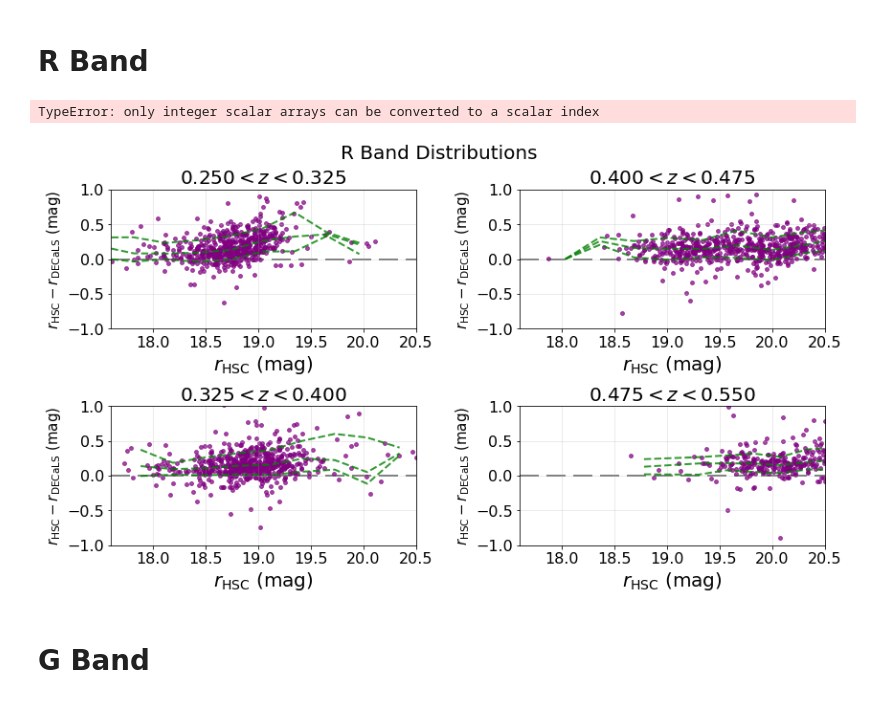
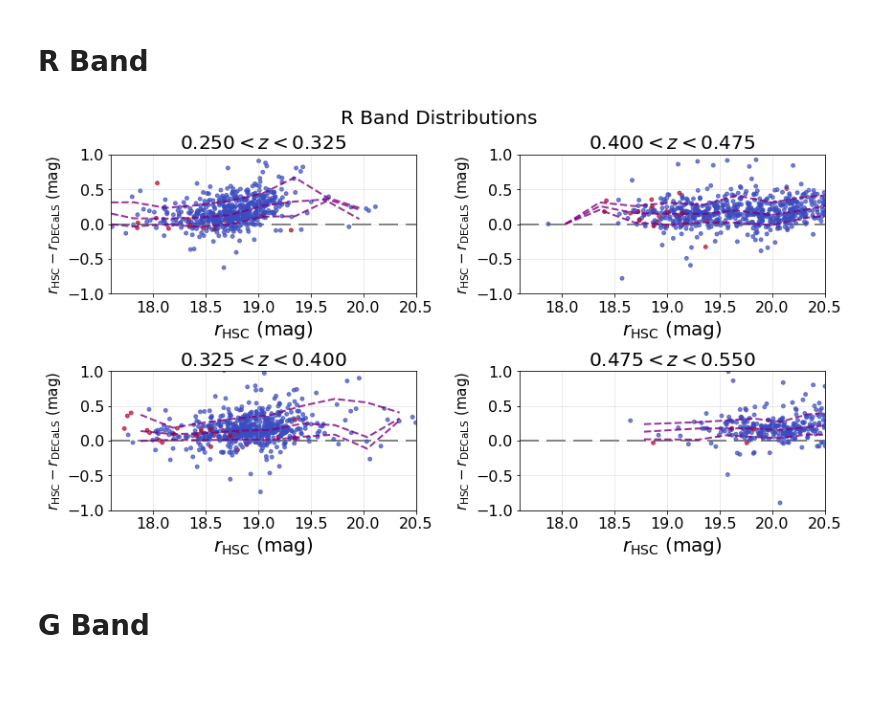
Before and after one commit to alexieleauthaud/2DMassiveGalaxies, a Jupyter notebook: catalog matching.ipynb, the cells around one changed output. Cells and saved outputs as stored; diff of their text form; code cells hidden in the pictures.

```diff
--- a/catalog matching.ipynb
+++ b/catalog matching.ipynb
@@ -173,22 +173,28 @@ yy = r_diff
 cc = BCG
 zz = hsc_z
 
-idx_finite = ((np.isfinite(xx)) & np.isfinite(yy) & np.isfinite(cc) & np.isfinite(zz))
+idx_finite = ((np.isfinite(xx)) & np.isfinite(yy) & np.isfinite(zz))
 
 xx_use = xx[idx_finite]
 yy_use = yy[idx_finite]
-cc_use = cc[idx_finite]
 zz_use = zz[idx_finite]
 
 idx_1 = (zz_use < .325)
 idx_2 = ((zz_use > .325) & (zz_use < .400))
 idx_3 = ((zz_use > .400) & (zz_use < .475))
 idx_4 = (zz_use > 0.475)
+
+cc_use = [cc[i] for i in range(len(cc)) if (idx_finite[i])]
+c_1 = [cc_use[i] for i in range(len(cc_use)) if (zz_use[i]<.325)]
+c_2 = [cc_use[i] for i in range(len(cc_use)) if ((zz_use[i]>.325) & (zz_use[i]<.400))]
+c_3 = [cc_use[i] for i in range(len(cc_use)) if ((zz_use[i] > .400) & (zz_use[i] < .475))]
+c_4 = [cc_use[i] for i in range(len(cc_use)) if (zz_use[i] > 0.475)]
-# %% [output]
-TypeError: only integer scalar arrays can be converted to a scalar index
 # %%
 fig, axarr = plt.subplots(2, 2)
 #fig.subplots_adjust(hspace=0.5)
+
+c = 'purple'
+c_k = cmaps.coolwarm
 
 total_bins = 10
 
@@ -200,15 +206,15 @@ running_sixteen = [np.percentile(yy_use[idx_1][idx==k], 16) for k in range(1,tot
 running_eighty_four = [np.percentile(yy_use[idx_1][idx==k], 84) for k in range(1,total_bins)]
 
 axarr[0,0].scatter(xx_use[idx_1], yy_use[idx_1],
-                   c='purple', #cc_use[idx_1],
+                   c=c_1,#cc_use[idx_1],
                    label='_nolegend_',
-                   #cmap=cmaps.magma,
+                   cmap=c_k,
                    alpha=0.7, s=15)
 axarr[0,0].set_title(r'$0.250 < z < 0.325$',
                      fontsize=20)
-axarr[0,0].plot(bins-delta/2,running_median,'--',c='green',linewidth=2.0,lw=4,alpha=.8)
-axarr[0,0].plot(bins[1:total_bins]-delta/2 ,running_sixteen,'--',c='green',linewidth=2.0,lw=4,alpha=.8)
-axarr[0,0].plot(bins[1:total_bins]-delta/2 ,running_eighty_four,'--',c='green',linewidth=2.0,lw=4,alpha=.8)
+axarr[0,0].plot(bins-delta/2,running_median,'--',c=c,linewidth=2.0,lw=4,alpha=.8)
+axarr[0,0].plot(bins[1:total_bins]-delta/2 ,running_sixteen,'--',c=c,linewidth=2.0,lw=4,alpha=.8)
+axarr[0,0].plot(bins[1:total_bins]-delta/2 ,running_eighty_four,'--',c=c,linewidth=2.0,lw=4,alpha=.8)
 
 
 bins = np.linspace(xx_use[idx_2].min(), xx_use[idx_2].max(), total_bins)
@@ -219,15 +225,15 @@ running_sixteen = [np.percentile(yy_use[idx_2][idx==k], 16) for k in range(1,tot
 running_eighty_four = [np.percentile(yy_use[idx_2][idx==k], 84) for k in range(1,total_bins)]
 
 axarr[1,0].scatter(xx_use[idx_2], yy_use[idx_2],
-                   c='purple',#cc_use[idx_2],
+                   c=c_2,#cc_use[idx_2],
                    label='_nolegend_',
-                   #cmap=cmaps.magma,
+                   cmap=c_k,
                    alpha=0.7, s=15)
 axarr[1,0].set_title(r'$0.325 < z < 0.400$',
                      fontsize=20)
-axarr[1,0].plot(bins-delta/2 ,running_median,'--',c='green',linewidth=2.0,lw=4,alpha=.8)
-axarr[1,0].plot(bins[1:total_bins]-delta/2 ,running_sixteen,'--',c='green',linewidth=2.0,lw=4,alpha=.8)
-axarr[1,0].plot(bins[1:total_bins]-delta/2 ,running_eighty_four,'--',c='green',linewidth=2.0,lw=4,alpha=.8)
+axarr[1,0].plot(bins-delta/2 ,running_median,'--',c=c,linewidth=2.0,lw=4,alpha=.8)
+axarr[1,0].plot(bins[1:total_bins]-delta/2 ,running_sixteen,'--',c=c,linewidth=2.0,lw=4,alpha=.8)
+axarr[1,0].plot(bins[1:total_bins]-delta/2 ,running_eighty_four,'--',c=c,linewidth=2.0,lw=4,alpha=.8)
 
 
 bins = np.linspace(xx_use[idx_3].min(), xx_use[idx_3].max(), total_bins)
@@ -238,15 +244,15 @@ running_sixteen = [np.percentile(yy_use[idx_3][idx==k], 16) for k in range(1,tot
 running_eighty_four = [np.percentile(yy_use[idx_3][idx==k], 84) for k in range(1,total_bins)]
 
 axarr[0,1].scatter(xx_use[idx_3], yy_use[idx_3],
-                   c= 'purple',#cc_use[idx_3],
+                   c=c_3, #cc_use[idx_3],
                    label='_nolegend_',
-                   #cmap=cmaps.magma,
+                   cmap=c_k,
                    alpha=0.7, s=15)
 axarr[0,1].set_title(r'$0.400 < z < 0.475$',
                      fontsize=20)
-axarr[0,1].plot(bins-delta/2,running_median,'--',c='green',linewidth=2.0,lw=4,alpha=.8)
-axarr[0,1].plot(bins[1:total_bins]-delta/2 ,running_sixteen,'--',c='green',linewidth=2.0,lw=4,alpha=.8)
-axarr[0,1].plot(bins[1:total_bins]-delta/2 ,running_eighty_four,'--',c='green',linewidth=2.0,lw=4,alpha=.8)
+axarr[0,1].plot(bins-delta/2,running_median,'--',c=c,linewidth=2.0,lw=4,alpha=.8)
+axarr[0,1].plot(bins[1:total_bins]-delta/2 ,running_sixteen,'--',c=c,linewidth=2.0,lw=4,alpha=.8)
+axarr[0,1].plot(bins[1:total_bins]-delta/2 ,running_eighty_four,'--',c=c,linewidth=2.0,lw=4,alpha=.8)
 
 
 bins = np.linspace(xx_use[idx_4].min(), xx_use[idx_4].max(), total_bins)
@@ -260,49 +266,49 @@ running_eighty_four = [np.percentile(yy_use[idx_4][idx==k], 84) for k in range(1
 
 
 sc = axarr[1,1].scatter(xx_use[idx_4], yy_use[idx_4],
-                   c='purple',
+                   c=c_4,
                    #c=cc_use[idx_4],
                    label='_nolegend_',
-                   #cmap=cmaps.magma,
+                   cmap=c_k,
                    alpha=0.7, s=15)
 axarr[1,1].set_title(r'$0.475 < z < 0.550$',
                      fontsize=20)
-axarr[1,1].plot(xx_binned,running_median,'--',c='green',linewidth=2.0,lw=4,alpha=.8)
-axarr[1,1].plot(xx_binned,running_sixteen,'--',c='green',linewidth=2.0,lw=4,alpha=.8)
-axarr[1,1].plot(xx_binned,running_eighty_four,'--',c='green',linewidth=2.0,lw=4,alpha=.8)
+axarr[1,1].plot(xx_binned,running_median,'--',c=c,linewidth=2.0,lw=4,alpha=.8)
+axarr[1,1].plot(xx_binned,running_sixteen,'--',c=c,linewidth=2.0,lw=4,alpha=.8)
+axarr[1,1].plot(xx_binned,running_eighty_four,'--',c=c,linewidth=2.0,lw=4,alpha=.8)
 
 
 #plt.scatter(xx_use,yy_use,color='k',alpha=.2,s=2)
 
 
 for (m,n), subplot in np.ndenumerate(axarr):
     subplot.set_xlim(17.6, 20.5)
     subplot.set_ylim(-1, 1)
 
     # zorder=0 puts the grid in the background
     subplot.grid(alpha=0.3, zorder=0)
 
     subplot.set_xlabel(r'$r_{\rm HSC}\ ({\rm mag})$', fontsize=20)
     subplot.set_ylabel(r'$r_{\rm HSC}-r_{\rm DECaLS}\ ({\rm mag})$',
                        fontsize=15)
 
     subplot.axhline(0.0, linewidth=2.0, alpha=0.5, c='k',
                     zorder=0, linestyle='--', dashes=(10, 4))
 
     for tick in subplot.xaxis.get_major_ticks():
         tick.label.set_fontsize(16)
     for tick in subplot.yaxis.get_major_ticks():
         tick.label.set_fontsize(16)
 
 plt.suptitle('R Band Distributions\n', fontsize=20)
 fig.tight_layout(rect=[0, 0.03, 1, 0.95])
 
 #cbar_ax = fig.add_axes([1, 0.15, 0.02, 0.7])
 #cbar = mpl.colorbar.ColorbarBase(cbar_ax, cmap=cmaps.magma, ticks=[0,1])
 #cbar.set_label("Stellar Masses (Solar Masses)", fontsize=15)
 #cbar.set_ticklabels([str(12), str(11)])
 # %% [output]
-[figure, old version]
+[figure, new version]
 # %%
 #put outliers RA and DEC into txt files
 percentile_abs = np.nanpercentile(abs(yy_use), 90)
```
Also changed, not shown: parts of 2 cells of this notebook.
